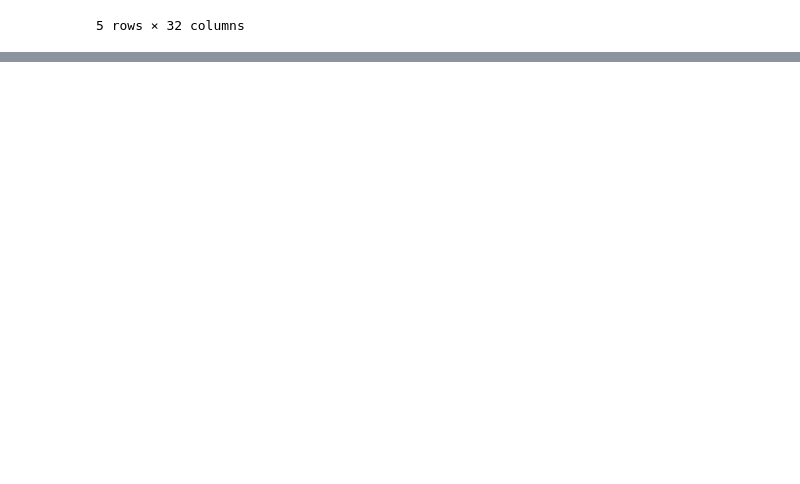
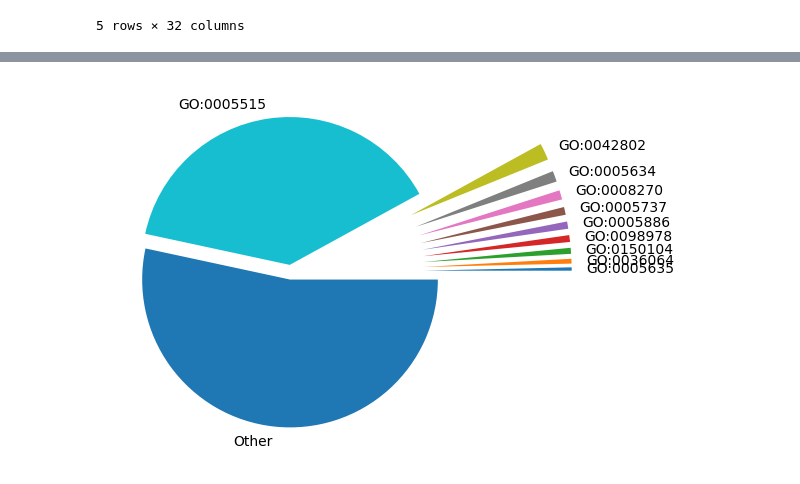
Before and after one commit to Moulica5374/NIH-Funding-Annotation-Analysis-Team-Project, a Jupyter notebook: Data_Analysis.ipynb, the cells around one changed output, grey strips where cells are left out. Saved outputs shown, nothing was run; the diff lists cells and outputs as text; code cells hidden in the pictures; blank space fills up the shorter version.

Commit message:
Completed exploratory analysis for RQ1 (set up data frame, bar plot and pie plot)

```diff
--- a/Data_Analysis.ipynb
+++ b/Data_Analysis.ipynb
@@ -83,3 +104,9 @@ data.head()
 | 3 | Cirl | Latrophilin Cirl | A1Z7G7 | protein | Cirl|CG8639 | GO:0008344 | P | ... |
 | 4 | DAT | Sodium-dependent dopamine transpo... | Q7K4Y6 | protein | DAT|fmn|CG8380 | GO:0008344 | P | ... |
 5 rows × 32 columns
+# %%
+# -- PART 2: Analysis of RQ1: how much NIH money is spent on different model organisms? Is there a bias?
+
+# filter dataset to focus on RQ1 (go_id = model organism/function, total_cost = cost)
+model_org_rq = data[['GO_ID', 'TOTAL_COST']]
+model_org_rq.head()
@@ -85,0 +153,7 @@ data.head()
+# %%
+# create dataframe of the top 10 by count and sum_total_cost
+t10_sum_tot_count = model_org_df.sort_values('total_cost_rank', ascending=True).head(10).reset_index()
+t10_count = model_org_df.sort_values('count', ascending=False).head(10).reset_index()
+
+#t10_sum_tot_count
+t10_count
@@ -85,0 +172,6 @@ data.head()
+# %%
+# save in descending order to have a better graph order
+t10_sum_tot_count = t10_sum_tot_count.sort_values('total_cost_rank', ascending=False)
+
+# create a barplot showing the model organism/function against the total cost
+plt.barh(t10_sum_tot_count['GO_ID'], t10_sum_tot_count['sum_total_cost'])
@@ -85,0 +190,20 @@ data.head()
+# %%
+# set up data source for sum_total_count pie chart (want ratio of top 10 to total, with other = remaining)
+
+# 87,000,104,580.0
+t10_sum_tot_count_vals = t10_sum_tot_count['sum_total_cost'].to_list()
+
+# [591103608.0, 854737308.0, 1064575352.0, 1217562850.0, 1289698406.0, 1387641783.0, 1663526796.0, 1936889926.0, 3001964043.0, 62994369228.0]
+t10_sum_tot_count_labels = t10_sum_tot_count['GO_ID'].to_list()
+
+# add other category in pie chart
+other_t10_sum_tot_count = model_org_df['sum_total_cost'].sum() - t10_sum_tot_count['sum_total_cost'].sum()
+t10_sum_tot_count_vals.append(other_t10_sum_tot_count)
+t10_sum_tot_count_labels.append('Other')
+
+# create a pie plot
+plt_explode = [0.9, 0.9, 0.9, 0.9, 0.9, 0.9, 0.9, 0.9, 0.9, 0.05, 0.05]
+plt.pie(t10_sum_tot_count_vals, labels=t10_sum_tot_count_labels, explode = plt_explode)
+plt.show()
+# %% [output]
+[figure, added]
```
Also changed, not shown: parts of 13 cells of this notebook.
